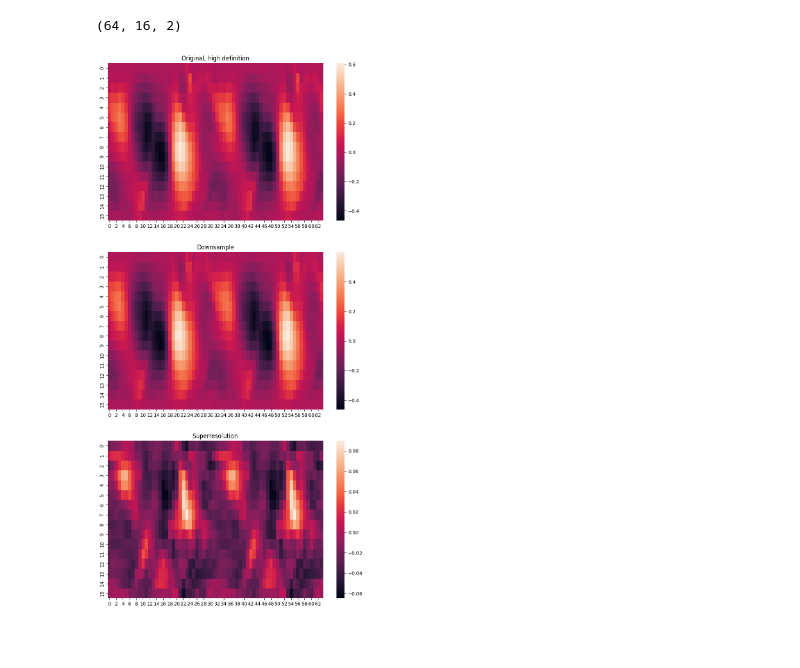
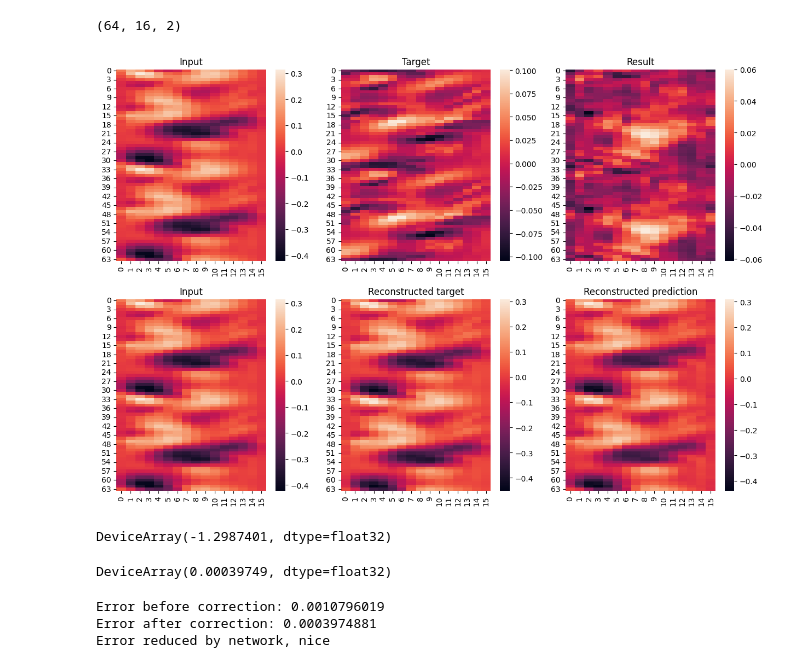
Before and after one commit to diegodelc/jax-cfd, a Jupyter notebook: notebooks/hybrid_model/training_superresolutions/meanpool_vs_sample.ipynb, the cells around one changed output. Saved outputs shown, nothing was run; the diff lists cells and outputs as text; code cells hidden in the pictures; blank space fills up the shorter version.

Commit message:
successfull reduction in error!

```diff
--- a/notebooks/hybrid_model/training_superresolutions/meanpool_vs_sample.ipynb
+++ b/notebooks/hybrid_model/training_superresolutions/meanpool_vs_sample.ipynb
@@ -65,7 +67,7 @@ print("removed points: " + str(warm_index))
 high_def = high_def[warm_index:]
 
 print("\n")
-step = 50
+step = 20
 high_def = high_def[0::step]
 print("step = " + str(step))
 print("Training dataset shape: ") # (frames, x, y, input channels)
@@ -178,7 +172,7 @@ toSave = SaveObject()
 toSave.save_params(params)
 toSave.save_forward_pass_params(num_output_channels,ndim,tower_module)
 # %%
-save_path = "./../models/velocity_correctors/second_new_paradigm.pickle"
+save_path = "./../models/velocity_correctors/first_successful_model.pickle"
 # %%
 with open(save_path,"wb") as f:
     pickle.dump(toSave,f)
@@ -192,7 +186,7 @@ with open(save_path,'rb',) as pickle_file:
 # %% [markdown]
 ## Predicting with loaded model
 # %%
-num =  11 #int(np.random.rand()*np.shape(X_test)[0]//1)
+num =  19 #int(np.random.rand()*np.shape(X_test)[0]//1)
 vel = 0      # 0 is u, 1 is v
 
 pred = loaded.forward_pass.apply(loaded.params,X_test[num])
@@ -210,15 +204,50 @@ np.shape(pred)
 
 vel = 1 #0 = u, 1 = v
 # %%
-fig, axs = plt.subplots(3,1, facecolor='w', edgecolor='k',figsize=(10,20))
+fig, axs = plt.subplots(2,3, facecolor='w', edgecolor='k',figsize=(15,10))
 # fig.subplots_adjust(hspace = .5, wspace=.1)
 axs = axs.ravel()
 
-im = seaborn.heatmap(Y_test[num][:,:,vel].T,ax = axs[0])
-axs[0].title.set_text("Original, high definition")
-im = seaborn.heatmap(X_test[num][:,:,vel].T,ax = axs[1])
-axs[1].title.set_text("Downsample")
-im = seaborn.heatmap(pred[:,:,vel].T,ax = axs[2])
-axs[2].title.set_text("Superresolution")
+im = seaborn.heatmap(X_test[num][:,:,vel],ax = axs[0])
+axs[0].title.set_text("Input")
+im = seaborn.heatmap(Y_test[num][:,:,vel],ax = axs[1])
+axs[1].title.set_text("Target")
+im = seaborn.heatmap(pred[:,:,vel],ax = axs[2])
+axs[2].title.set_text("Result")
+
+im = seaborn.heatmap(X_test[num][:,:,vel],ax = axs[3])
+axs[3].title.set_text("Input")
+im = seaborn.heatmap(Y_test[num][:,:,vel]+X_test[num][:,:,vel],ax = axs[4])
+axs[4].title.set_text("Reconstructed target")
+im = seaborn.heatmap(X_test[num][:,:,vel]+pred[:,:,vel],ax = axs[5])
+axs[5].title.set_text("Reconstructed prediction")
 # %% [output]
-[figure, old version]
+[figure, new version]
+# %%
+target = Y_test[num][:,:,vel]
+prediction = pred[:,:,vel]
+np.mean(percentageError(target,prediction))
+# %% [output]
+DeviceArray(-1.2987401, dtype=float32)
+# %%
+rec_pred = X_test[num][:,:,vel]+pred[:,:,vel]
+inp = X_test[num][:,:,vel]
+
+mse(inp,rec_pred)
+# %% [output]
+DeviceArray(0.00039749, dtype=float32)
+# %%
+err_before = mse(X_test[num][:,:,vel],Y_test[num][:,:,vel]+X_test[num][:,:,vel])
+err_after = mse(rec_pred,inp)
+
+print("Error before correction: " + str(err_before))
+print("Error after correction: " + str(err_after))
+
+if err_after<err_before:
+    print("Error reduced by network, nice")
+else:
+    print("WARNING: error increased by network")
+# %% [output]
+Error before correction: 0.0010796019
+Error after correction: 0.0003974881
+Error reduced by network, nice
```
Also changed, not shown: parts of 7 cells of this notebook.
